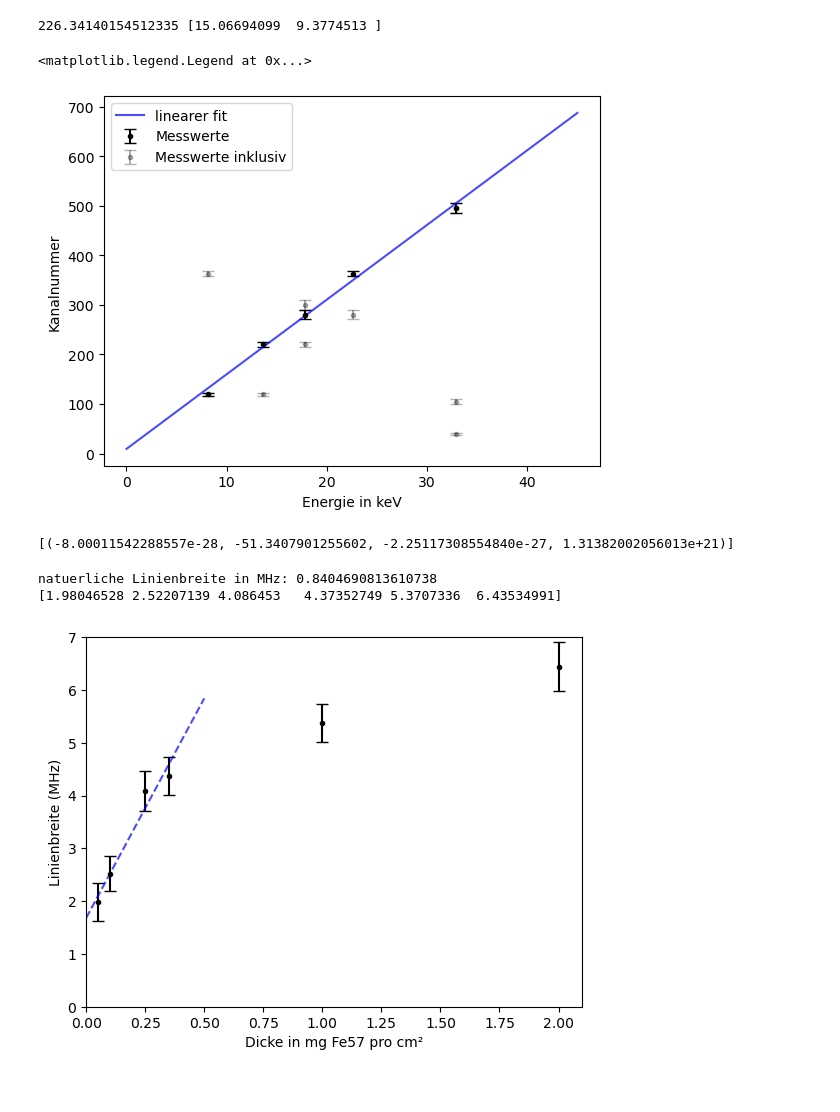
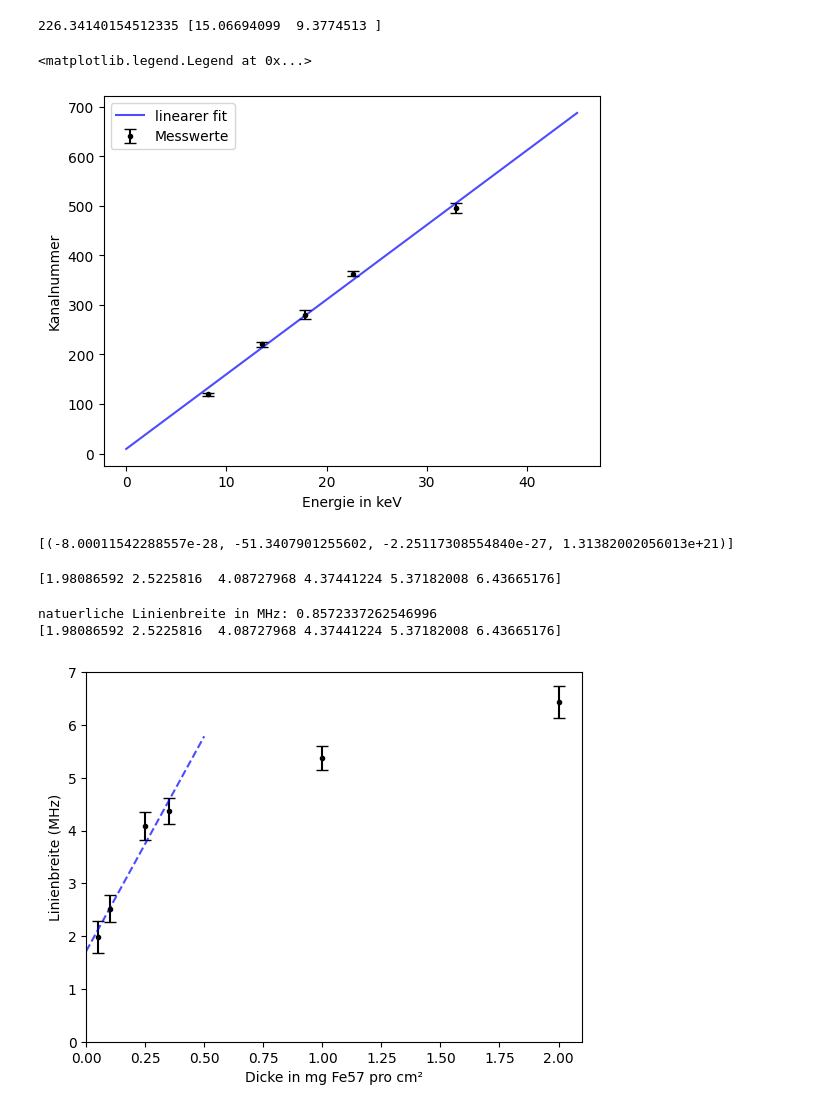
Before and after one commit to Svuem/EXP11, a Jupyter notebook: Code.ipynb, the cells around one changed output. Cells and saved outputs as stored; diff of their text form; code cells hidden in the pictures.

```diff
--- a/Code.ipynb
+++ b/Code.ipynb
@@ -36,35 +36,35 @@ Ba_err = 10
 
 values_y = [Cu_max, Rb_max_2, Mo_max, Ag_max, Ba_max]
 values_y_inclusive = [Ag_max, Cu_max,Rb_max_1, Rb_max_2, Mo_max, Ba_weirdpeak1, Ba_weirdpeak2, Ba_max]
 values_y_err = [Cu_err, Rb_err_2, Mo_err, Ag_err, Ba_err]
 values_y_inclusive_err = [Ag_err, Cu_err, Rb_err_1, Rb_err_2, Mo_err, Ba_weirdpeak1_err, Ba_weirdpeak2_err, Ba_err]
 values_x = [8.15, 13.6, 17.8, 22.6, 32.9]
 values_x_inclusive = [8.15, 13.6, 17.8, 17.8, 22.6, 32.9, 32.9, 32.9]
 
 def linear(x, m, b):
     return m * x + b
 
 popt, pcov = curve_fit(linear, values_x, values_y, p0 = [1,1])
 
 
 x_dummy = np.linspace(0, 45, 100)
 
 fig, ax = plt.subplots()
 ax.errorbar(values_x, values_y, yerr=values_y_err, fmt='.k', label='Messwerte', capsize = 4)
-ax.errorbar(values_x_inclusive, values_y_inclusive, yerr=values_y_inclusive_err, fmt='.k', label='Messwerte inklusiv', capsize = 4, alpha=0.3)
+#ax.errorbar(values_x_inclusive, values_y_inclusive, yerr=values_y_inclusive_err, fmt='.k', label='Messwerte inklusiv', capsize = 4, alpha=0.3)
 ax.plot(x_dummy, linear(x_dummy, *popt), 'b-', label='linearer fit', alpha=0.7)
 print(linear(14.4, *popt), popt)
 ax.set_xlabel('Energie in keV')
 ax.set_ylabel('Kanalnummer')
 
 ax.legend()
 
 
 # Fehler geschwindigkeiten: 0.055 mm/s bzw 1% der geschwindigkeit
 # %% [output]
 226.34140154512335 [15.06694099  9.3774513 ]
 <matplotlib.legend.Legend at 0x...>
-[figure, old version]
+[figure, new version]
 # %%
 alpha_Eisenoxid_Fe2_O3_peaks_mmps = np.array([-8.528, -5.259, -1.703, 0.9072, 4.5043, 8.2303])
 alpha_Eisenoxid_Fe2_O3_peaks_mmps_err = [0.0084, 0.0136, 0.00538, 0.05185, 0.0119, 0.00826]
@@ -95,27 +95,38 @@ print(lsg)
 # %%
 E_0=14.41*10**3
 dicke_in_mg_Fe57_pro_mm2 = [0.05, 0.1, 0.25, 0.35, 1, 2]
-linienbreiten = [0.1704, 0.217, 0.3516, 0.3763, 0.4621, 0.5537]
-linienbreiten_err = [0.02613, 0.02152, 0.02188, 0.01976, 0.01754, 0.0234]
-linienbreiten = E_0*np.array(linienbreiten)*10**(-3)/c
-linienbreiten_err = E_0*np.array(linienbreiten_err)*10**(-3)/c
-linienbreiten_err= np.array(linienbreiten_err) + 0.03*np.array(linienbreiten)
-planck_h = 4.135667696*10**-15 # eV s
-linienbreiten= linienbreiten/planck_h
-linienbreiten_err= linienbreiten_err/planck_h
+linienbreiten_raw = [0.1704, 0.217, 0.3516, 0.3763, 0.4621, 0.5537]
+linienbreiten_err_raw = [0.02613, 0.02152, 0.02188, 0.01976, 0.01754, 0.0234]
+# linienbreiten = E_0*np.array(linienbreiten_raw)*10**(-3)/c
+# linienbreiten_err = E_0*np.array(linienbreiten_err_raw)*10**(-3)/c
+# linienbreiten_err= np.sqrt(np.array(linienbreiten_err)**2 + 0.02**2*np.array(linienbreiten)**2)
+# planck_h = 4.135667696*10**-15 # eV s
+# linienbreiten= linienbreiten/planck_h
+# linienbreiten_err= linienbreiten_err/planck_h
 
-# Konversion der Linienbreiten von Hz in MHz
-linienbreiten = linienbreiten*10**(-6)
-linienbreiten_err = linienbreiten_err*10**(-6)
+# # Konversion der Linienbreiten von Hz in MHz
+# linienbreiten = linienbreiten*10**(-6)
+# linienbreiten_err = linienbreiten_err*10**(-6)
+
+# vielleicht mal so probieren
+
+linienbreiten = np.array(linienbreiten_raw) * 11.6248
+linienbreiten_err = np.sqrt(np.array(linienbreiten_err_raw)**2 + 0.02**2*np.array(linienbreiten_raw)**2)* 11.6248
+print(linienbreiten)
+# # es kommt genau das gleiche raus
+# # GG man ich kann nicht mehr
+# %% [output]
+[1.98086592 2.5225816  4.08727968 4.37441224 5.37182008 6.43665176]
 # %%
-def linear(x, Gamma_0_lin, d):
-    return 2*Gamma_0_lin*(1+0.134*d*x)
+beta = 0.021
+def linear(x, Gamma_0_lin, f_a):
+    return 2*Gamma_0_lin*(1+0.134*f_a*0.606*x/beta)
 
 fig, ax = plt.subplots()
 ax.errorbar(dicke_in_mg_Fe57_pro_mm2, linienbreiten, yerr=linienbreiten_err, fmt='.k', capsize = 4)
 ax.set_xlabel('Dicke in mg Fe57 pro cm²')
 ax.set_ylabel('Linienbreite (MHz)')
-popt, pcov = curve_fit(linear, dicke_in_mg_Fe57_pro_mm2[:4], linienbreiten[:4], p0 = [1,1])
+popt, pcov = curve_fit(linear, dicke_in_mg_Fe57_pro_mm2[:4], linienbreiten[:4], sigma=linienbreiten_err[:4], absolute_sigma=True, p0 = [1,1])
 dummy_dicke = np.linspace(0, 0.5, 100)
 ax.plot(dummy_dicke, linear(dummy_dicke, *popt), 'b--', label='linearer fit', alpha=0.7)
 ax.set_xlim(0, 2.1)
@@ -124,9 +135,9 @@ ax.set_ylim(0, 7)
 print(f'natuerliche Linienbreite in MHz: {linear(0, *popt)/2}')
 print(linienbreiten)
 # %% [output]
-natuerliche Linienbreite in MHz: 0.8404690813610738
-[1.98046528 2.52207139 4.086453   4.37352749 5.3707336  6.43534991]
+natuerliche Linienbreite in MHz: 0.8572337262546996
+[1.98086592 2.5225816  4.08727968 4.37441224 5.37182008 6.43665176]
-[figure, old version]
+[figure, new version]
 # %%
 # Upper limit estimate
 # Still bad
```
Also changed, not shown: parts of 5 cells of this notebook.
